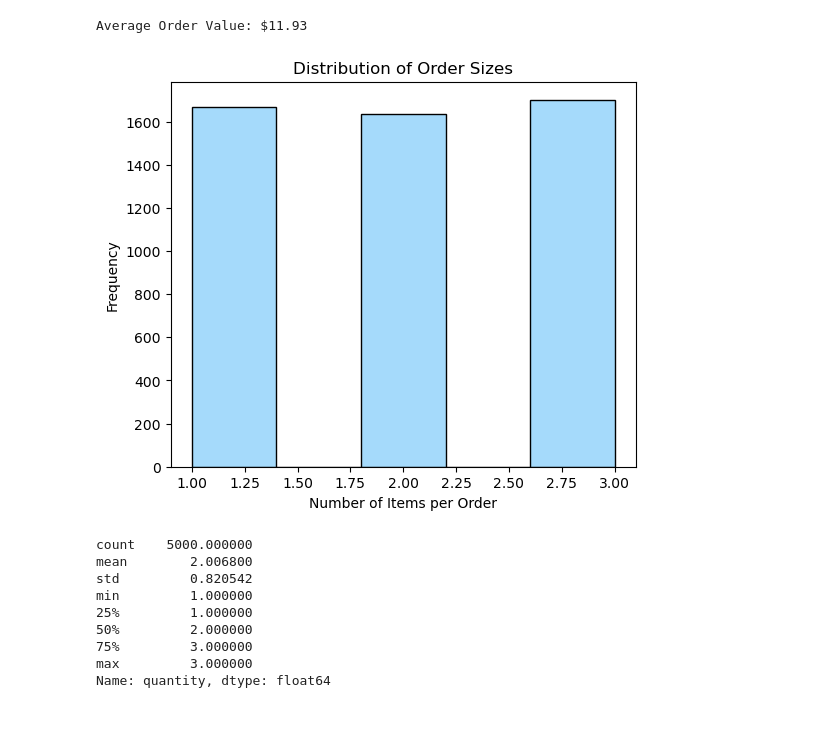
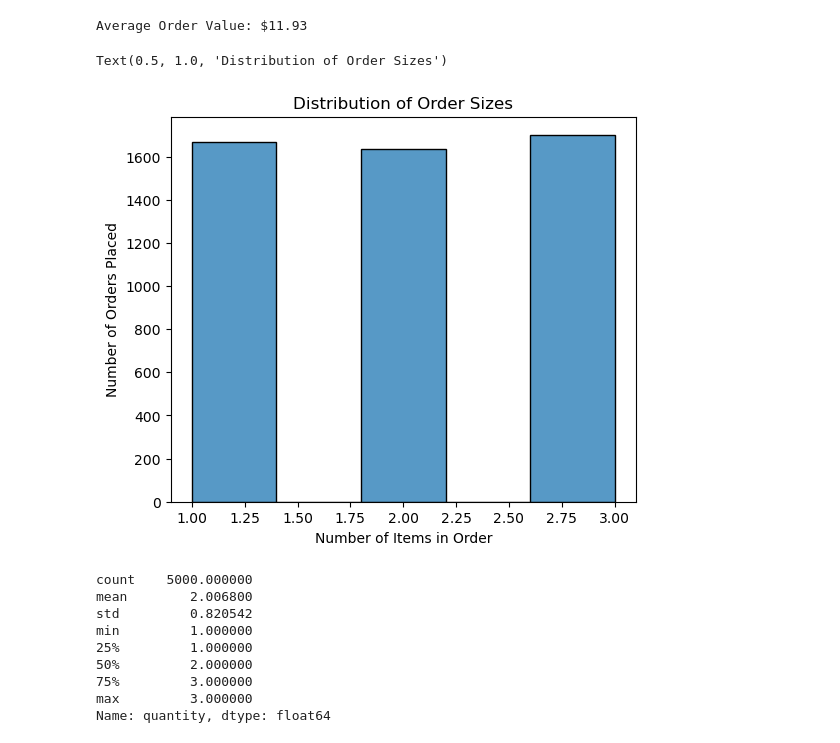
Before and after one commit to toviyahw/blinkit-sales-analysis, a Jupyter notebook: Python EDA Documentation.ipynb, the cells around one changed output. Drawn from its saved outputs; the diff is of its cells as text; code cells hidden in the pictures.

```diff
--- a/Python EDA Documentation.ipynb
+++ b/Python EDA Documentation.ipynb
@@ -703,15 +693,15 @@ Average Order Value: $11.93
 # %%
 # creating visual for distribution of order values
 order_sizes = units_df.groupby('order_id')['quantity'].sum()
 
 plt.figure(figsize=(6,5))
-sns.histplot(order_sizes, bins=5, color="lightskyblue")
-plt.xlabel("Number of Items per Order")
-plt.ylabel("Frequency")
+sns.histplot(order_sizes, bins=5)
+plt.xlabel("Number of Items in Order")
+plt.ylabel("Number of Orders Placed")
 plt.title("Distribution of Order Sizes")
-plt.show()
 # %% [output]
+Text(0.5, 1.0, 'Distribution of Order Sizes')
-[figure, old version]
+[figure, new version]
 # %%
 # order size general stats
 print(order_sizes.describe())
```
Also changed, not shown: parts of 43 cells of this notebook.
